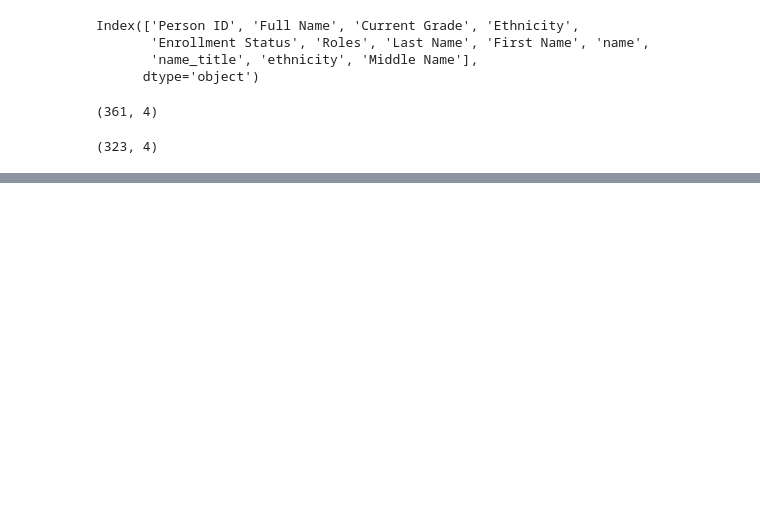
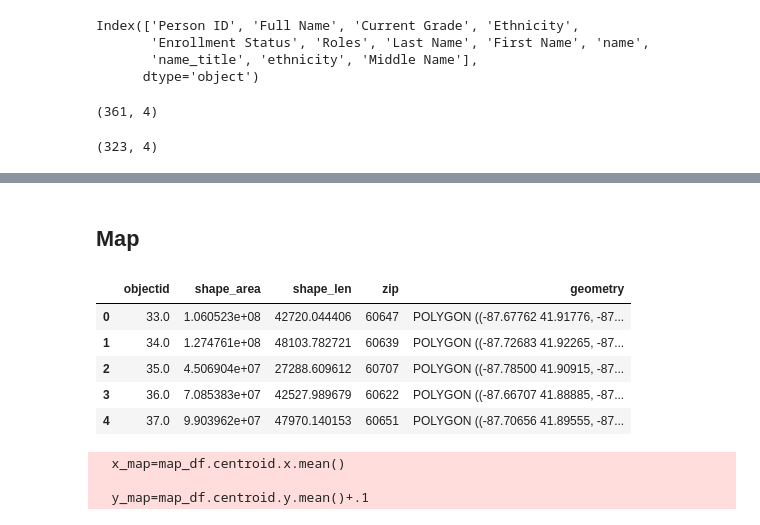
Before and after one commit to ygonzalez/streamlit-rpms, a Jupyter notebook: clean_data.ipynb, the cells around one changed output, grey strips where cells are left out. Saved outputs shown, nothing was run; the diff lists cells and outputs as text; code cells hidden in the pictures; blank space fills up the shorter version.

```diff
--- a/clean_data.ipynb
+++ b/clean_data.ipynb
@@ -226,0 +220,2 @@ Name: ethnicity, dtype: int64
+# %% [markdown]
+## Map
@@ -226,0 +227,14 @@ Name: ethnicity, dtype: int64
+# %%
+chi_zips = gpd.read_file(r"Boundaries - ZIP Codes/geo_export_a9707f61-f834-4e7b-b8a5-0f0ff4c8412d.shp")
+# %%
+map_df = chi_zips
+map_df.to_crs(pyproj.CRS.from_epsg(4326), inplace=True)
+# %%
+map_df.head()
+# %% [output]
+|  | objectid | shape_area | shape_len | zip | geometry |
+| 0 | 33.0 | 1.060523e+08 | 42720.044406 | 60647 | POLYGON ((-87.67762 41.91776, -87... |
+| 1 | 34.0 | 1.274761e+08 | 48103.782721 | 60639 | POLYGON ((-87.72683 41.92265, -87... |
+| 2 | 35.0 | 4.506904e+07 | 27288.609612 | 60707 | POLYGON ((-87.78500 41.90915, -87... |
+| 3 | 36.0 | 7.085383e+07 | 42527.989679 | 60622 | POLYGON ((-87.66707 41.88885, -87... |
+| 4 | 37.0 | 9.903962e+07 | 47970.140153 | 60651 | POLYGON ((-87.70656 41.89555, -87... |
@@ -226,0 +244,7 @@ Name: ethnicity, dtype: int64
+# %%
+x_map=map_df.centroid.x.mean()
+y_map=map_df.centroid.y.mean()+.1
+# %% [output]
+  x_map=map_df.centroid.x.mean()
+
+  y_map=map_df.centroid.y.mean()+.1
```
Also changed, not shown: parts of 4 cells of this notebook, 12 other files.
